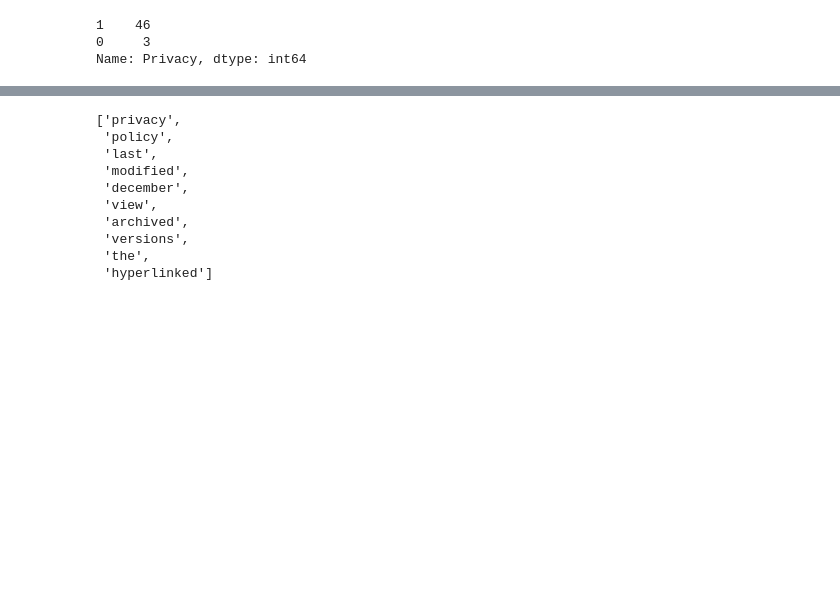
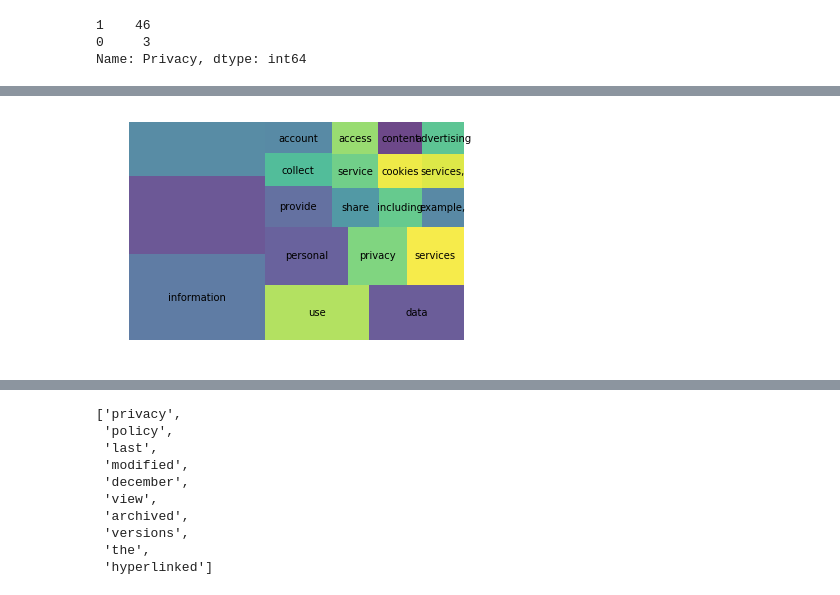
Before and after one commit to spoofmail/machine-learning-model, a Jupyter notebook: spoof_mail_exploration.ipynb, the cells around one changed output, grey strips where cells are left out. Drawn from its saved outputs; the diff is of its cells as text; code cells hidden in the pictures; blank space fills up the shorter version.

```diff
--- a/spoof_mail_exploration.ipynb
+++ b/spoof_mail_exploration.ipynb
@@ -30,3 +30,11 @@ web_info_df["Privacy"].value_counts()
 1    46
 0     3
 Name: Privacy, dtype: int64
+# %%
+import re
+
+def tokenizer(text):
+    sample = re.sub(r'[^a-zA-Z ^0-9]', '', text)
+    tokens = sample.lower().split()
+
+    return tokens
@@ -32,0 +51,8 @@ Name: Privacy, dtype: int64
+# %%
+from collections import Counter
+
+word_counts = Counter()
+
+web_info_df['tokens'].apply(lambda x: word_counts.update(x))
+
+word_counts.most_common(10)
@@ -32,0 +120,32 @@ Name: Privacy, dtype: int64
+# %%
+# omitting stop words
+import spacy
+from spacy.tokenizer import Tokenizer
+
+import en_core_web_sm
+nlp = en_core_web_sm.load()
+
+STOP_WORDS = nlp.Defaults.stop_words.union(['\n', '\n \n', '\n\n'])
+
+# Tokenizer
+tokenizer = Tokenizer(nlp.vocab)
+tokens = []
+
+""" Update those tokens """
+for doc in tokenizer.pipe(web_info_df['Privacy_policy'], batch_size=500):
+    doc_tokens = []
+    for token in doc:
+        if (token.is_stop == False) and (token.is_punct == False):
+            doc_tokens.append(token.text.lower())
+    tokens.append(doc_tokens)
+
+web_info_df['tokens'] = tokens
+wc = count(web_info_df['tokens'])
+
+wc_top20 = wc[wc['rank'] <= 20]
+
+squarify.plot(sizes=wc_top20['pct_total'], label=wc_top20['word'], alpha=.8 )
+plt.axis('off')
+plt.show()
+# %% [output]
+[figure, added]
```
Also changed, not shown: parts of 6 cells of this notebook.
